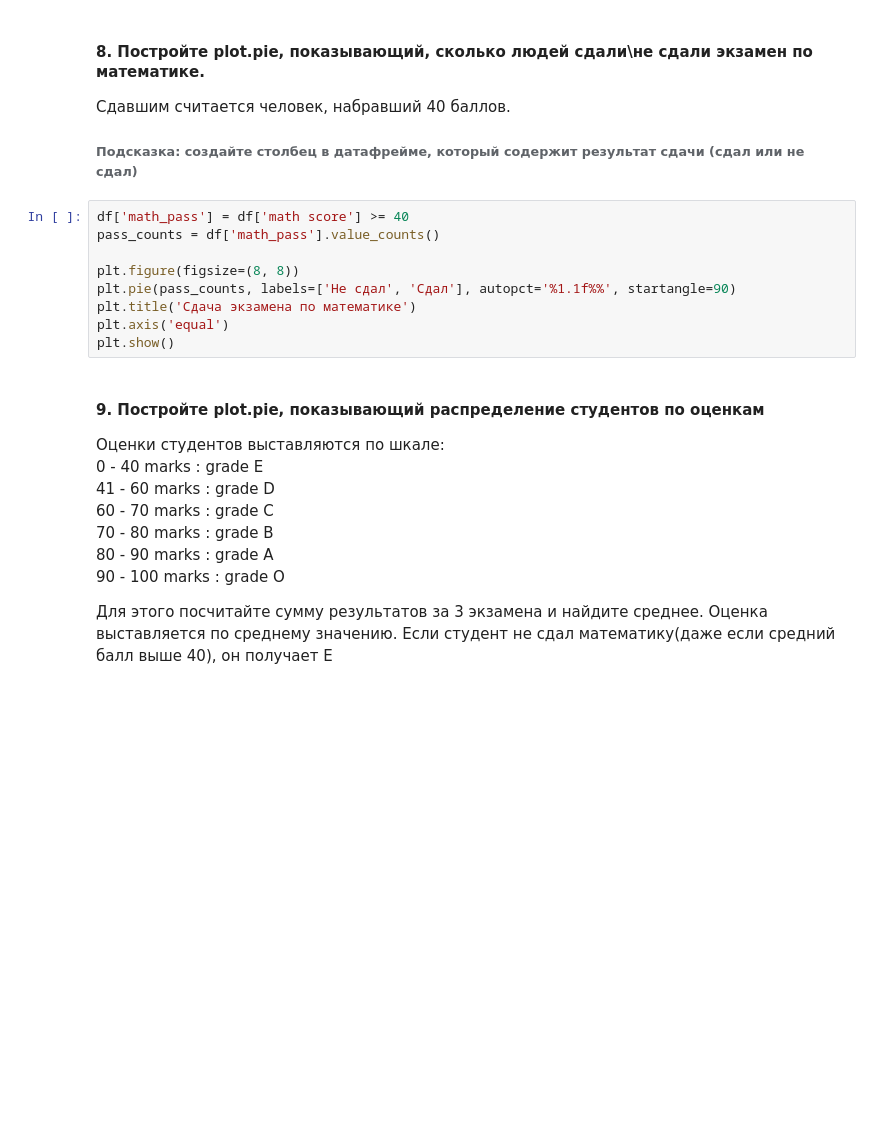
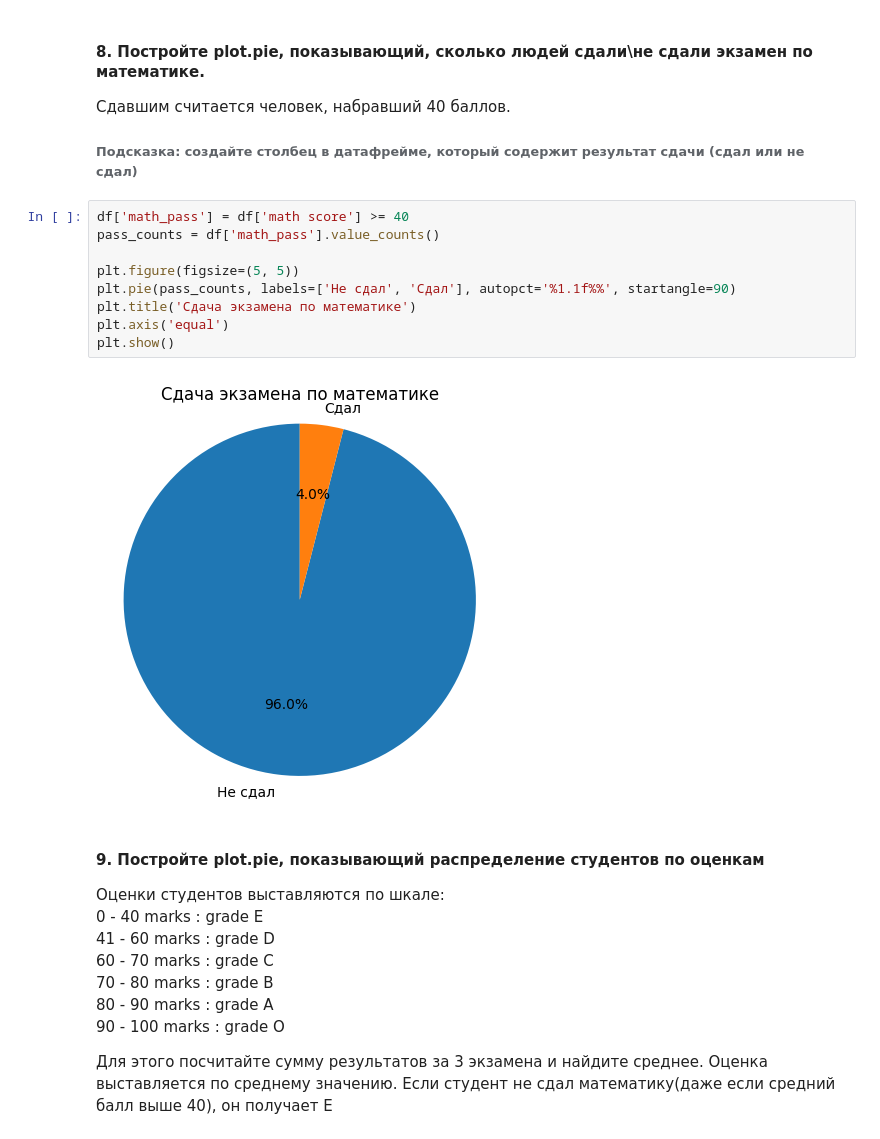
Before and after one commit to kristina-emil/Machine-learning, a Jupyter notebook: 01_intro/08-hw-visualization.ipynb, the cells around one changed output. Drawn from its saved outputs; the diff is of its cells as text; blank space fills up the shorter version.

```diff
--- a/01_intro/08-hw-visualization.ipynb
+++ b/01_intro/08-hw-visualization.ipynb
@@ -135,12 +168,14 @@ plt.show()
 # %%
 df['math_pass'] = df['math score'] >= 40
 pass_counts = df['math_pass'].value_counts()
 
-plt.figure(figsize=(8, 8))
+plt.figure(figsize=(5, 5))
 plt.pie(pass_counts, labels=['Не сдал', 'Сдал'], autopct='%1.1f%%', startangle=90)
 plt.title('Сдача экзамена по математике')
 plt.axis('equal')
 plt.show()
+# %% [output]
+[figure, added]
 # %% [markdown]
 #### 9. Постройте plot.pie, показывающий распределение студентов по оценкам
 
```
Also changed, not shown: parts of 9 cells of this notebook, 2 other files.
